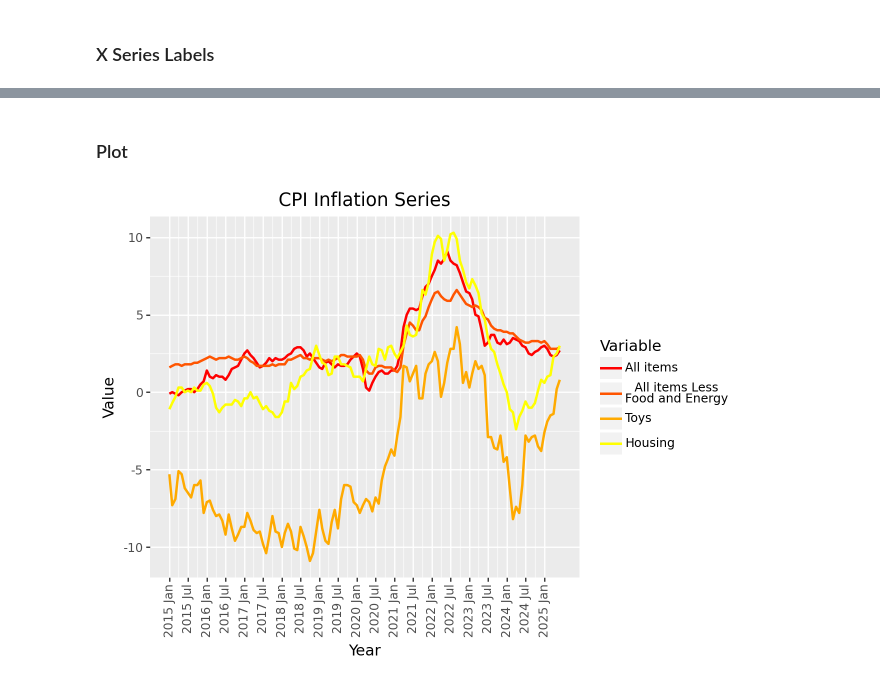
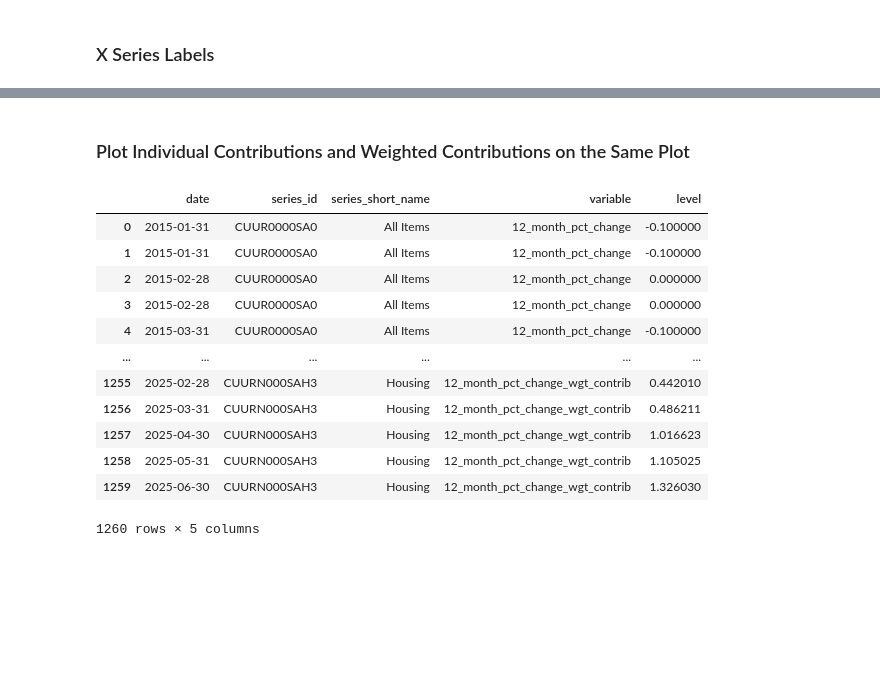
Before and after one commit to danielhalm1407/forecasting_the_future, a Jupyter notebook: Notebooks/NB05_Inflation_Model.ipynb, the cells around one changed output, grey strips where cells are left out. Cells and saved outputs as stored; diff of their text form; code cells hidden in the pictures; blank space fills up the shorter version.

```diff
--- a/Notebooks/NB05_Inflation_Model.ipynb
+++ b/Notebooks/NB05_Inflation_Model.ipynb
@@ -136,12 +190,12 @@ array(['All items', 'All items Less Food and Energy', 'Toys', 'Housing'],
 # %% [markdown]
 #### Y series Labels and Mappings
 # %%
-long_df = cpi
+plot_df = cpi
 
 # create a mapping for colors and linetypes
 # map each series id to a colour in color_map using a yellow to red gradient
 # Get unique series_ids to map
-series_ids = long_df['series_id'].dropna().unique()
+series_ids = plot_df['series_id'].dropna().unique()
 
 # Use matplotlib's colormap to generate a yellow-to-red spectrum
 cmap = plt.get_cmap('autumn')  # yellow to red
@@ -151,18 +205,9 @@ colors = [mcolors.to_hex(cmap(i / (len(series_ids) - 1))) for i in range(len(ser
 color_map = dict(zip(series_ids, colors))
 
 # Map each series_id to its series_short_name for labels
-series_name_map = dict(zip(series_ids, long_df['series_short_name'].dropna().unique()))
+series_name_map = dict(zip(series_ids, plot_df['series_short_name'].dropna().unique()))
 # Edit the values in series nam map to have a line break after the least of 14 characters in or
 # the beginning of the word containing the 14th character
-for key, value in series_name_map.items():
-    if len(value) > 14:
-        # Find the index of the 14th character
-        index = 14
-        # Find the next space after the 14th character
-        while index < len(value) and value[index] != ' ':
-            index += 1
-        # Insert a line break at that position
-        series_name_map[key] = value[:index] + '\n' + value[index:].strip()
 # %%
 series_name_map
 # %% [output]
@@ -190,29 +235,35 @@ series_name_map
  'CUUR0000SERE01': 'Toys',
  'CUURN000SAH3': 'Housing'}
-# %% [markdown]
-### Plot
-# %%
-# Actually PLot the plot
-plot = (
-    ggplot(long_df, aes(x='date', y='12_month_pct_change', color='series_id')) +
-    geom_line(size=1) +
-    scale_color_manual(values=color_map, labels = series_name_map) +
-    labs(
-        title=f'CPI Inflation Series',
-        x='Year',
-        y='Value',
-        color='Variable',
-        linetype='Variable'
-    ) +
-    # Custom x-axis ticks
-    scale_x_date(breaks = yq_breaks, labels = yq_labels) +
-    theme(
-        axis_text_x=element_text(rotation=90, ha='center'),
-        legend_position='right'
-    ) +
-    guides(linetype=None)  # Remove linetype legend if desired
-)
-
-display(plot)
-# %% [output]
-[figure, removed]
+# %% [markdown]
+### Plot Individual Contributions and Weighted Contributions on the Same Plot
+# %%
+# Melt the dataframe to long format for plotting
+long_df = pd.melt(
+    plot_df,
+    id_vars=['date', 'series_id', 'series_short_name'],
+    value_vars=[col for col in plot_df.columns if col.startswith('12_month_pct_change')],
+    var_name='variable',
+    value_name='level'
+)
+
+# Create a linetype mapping
+linetype_mapping = {
+    '12_month_pct_change': 'solid',
+    '12_month_pct_change_wgt_contrib': 'dashed'
+}
+
+long_df
+# %% [output]
+|  | date | series_id | series_short_name | variable | level |
+| 0 | 2015-01-31 | CUUR0000SA0 | All Items | 12_month_pct_change | -0.100000 |
+| 1 | 2015-01-31 | CUUR0000SA0 | All Items | 12_month_pct_change | -0.100000 |
+| 2 | 2015-02-28 | CUUR0000SA0 | All Items | 12_month_pct_change | 0.000000 |
+| 3 | 2015-02-28 | CUUR0000SA0 | All Items | 12_month_pct_change | 0.000000 |
+| 4 | 2015-03-31 | CUUR0000SA0 | All Items | 12_month_pct_change | -0.100000 |
+| ... | ... | ... | ... | ... | ... |
+| 1255 | 2025-02-28 | CUURN000SAH3 | Housing | 12_month_pct_change_wgt_contrib | 0.442010 |
+| 1256 | 2025-03-31 | CUURN000SAH3 | Housing | 12_month_pct_change_wgt_contrib | 0.486211 |
+| 1257 | 2025-04-30 | CUURN000SAH3 | Housing | 12_month_pct_change_wgt_contrib | 1.016623 |
+| 1258 | 2025-05-31 | CUURN000SAH3 | Housing | 12_month_pct_change_wgt_contrib | 1.105025 |
+| 1259 | 2025-06-30 | CUURN000SAH3 | Housing | 12_month_pct_change_wgt_contrib | 1.326030 |
+1260 rows × 5 columns
```
Also changed, not shown: parts of 19 cells of this notebook, 2 other files.
